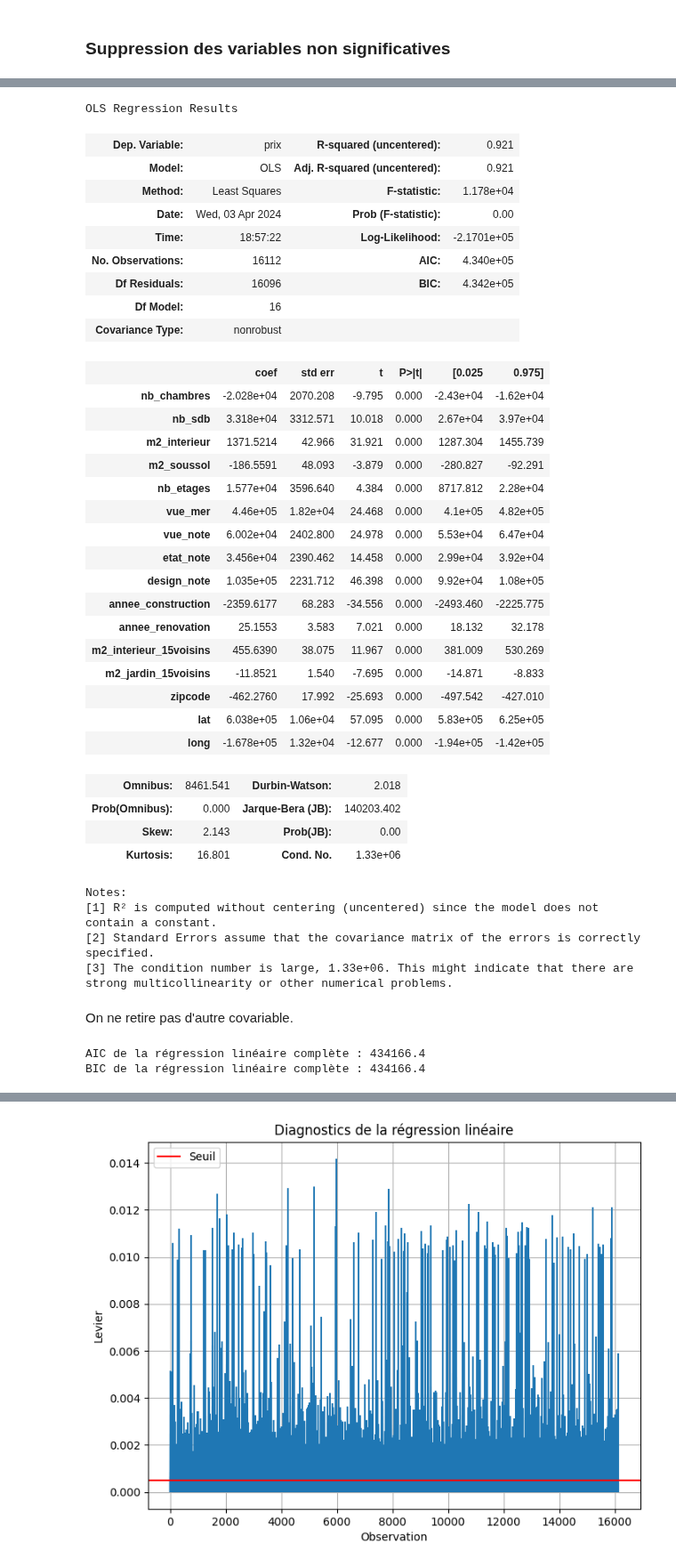
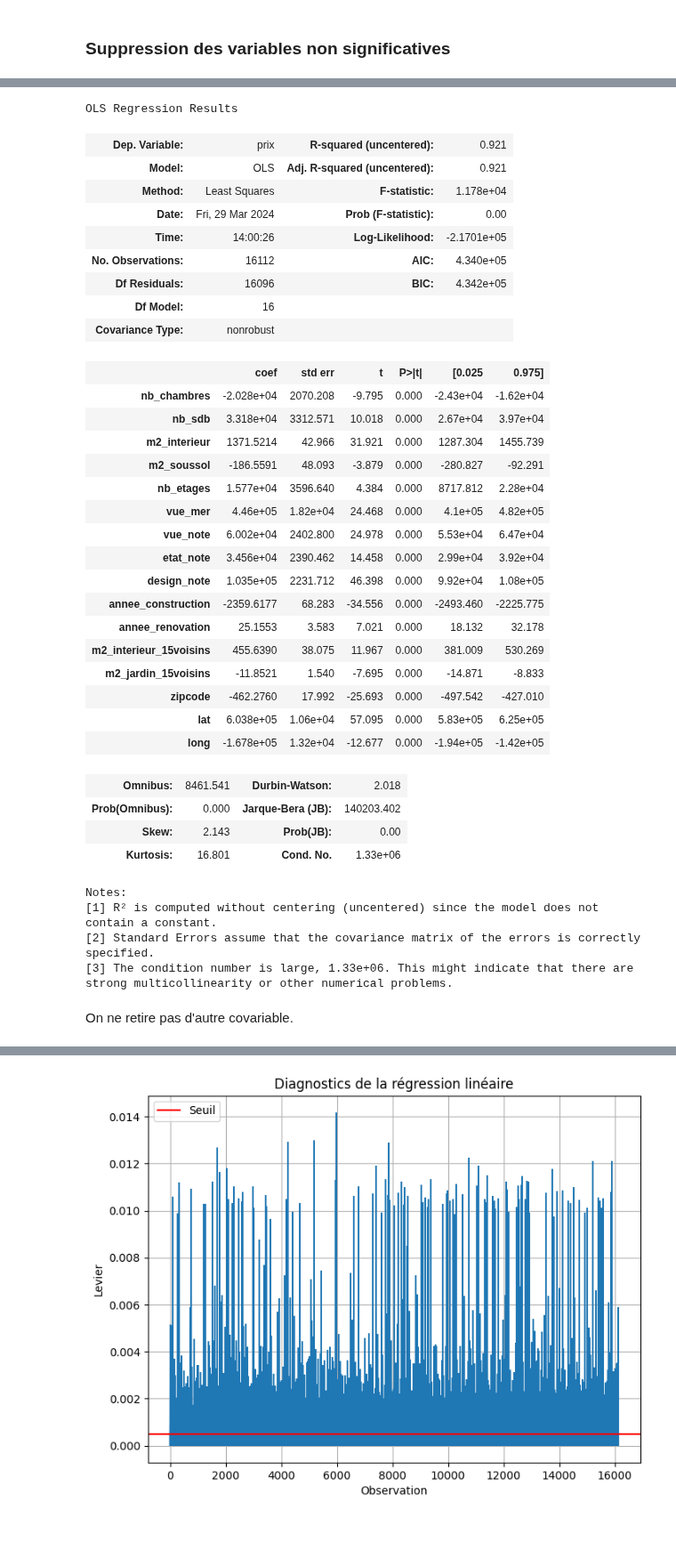
Before and after one commit to ErwannE/Challenge_PRAMA, a Jupyter notebook: linear_regression.ipynb, the cells around one changed output, grey strips where cells are left out. Shown at 89% size. Cells and saved outputs as stored; diff of their text form; code cells hidden in the pictures; blank space fills up the shorter version.

```diff
--- a/linear_regression.ipynb
+++ b/linear_regression.ipynb
@@ -175,18 +166,18 @@ strong multicollinearity or other numerical problems.
 # %%
 # On retire const
 
-var_X_comp = ['nb_chambres', 'nb_sdb', 'm2_interieur', 'm2_soussol', 'nb_etages', 'vue_mer', 'vue_note', 'etat_note', 'design_note', 'annee_construction', 'annee_renovation', 'm2_interieur_15voisins', 'm2_jardin_15voisins', 'zipcode', 'lat', 'long']
-X_comp = data[var_X_comp]
-linreg_comp_model = OLS(Y, X_comp)
+X_comp = ['nb_chambres', 'nb_sdb', 'm2_interieur', 'm2_soussol', 'nb_etages', 'vue_mer', 'vue_note', 'etat_note', 'design_note', 'annee_construction', 'annee_renovation', 'm2_interieur_15voisins', 'm2_jardin_15voisins', 'zipcode', 'lat', 'long']
+X = data[X_comp]
+linreg_comp_model = OLS(Y, X)
 linreg_comp = linreg_comp_model.fit()
 linreg_comp.summary()
 # %% [output]
 OLS Regression Results
 | Dep. Variable: | prix | R-squared (uncentered): | 0.921 |
 | Model: | OLS | Adj. R-squared (uncentered): | 0.921 |
 | Method: | Least Squares | F-statistic: | 1.178e+04 |
-| Date: | Wed, 03 Apr 2024 | Prob (F-statistic): | 0.00 |
-| Time: | 18:57:22 | Log-Likelihood: | -2.1701e+05 |
+| Date: | Fri, 29 Mar 2024 | Prob (F-statistic): | 0.00 |
+| Time: | 14:00:26 | Log-Likelihood: | -2.1701e+05 |
 | No. Observations: | 16112 | AIC: | 4.340e+05 |
 | Df Residuals: | 16096 | BIC: | 4.342e+05 |
 | Df Model: | 16 |  |  |
@@ -220,13 +224,2 @@ strong multicollinearity or other numerical problems.
 # %% [markdown]
 On ne retire pas d'autre covariable.
-# %%
-# AIC et BIC du modèle complet
-
-AIC_comp = round(linreg_comp.bic, ndigits=1)
-BIC_comp = round(linreg_comp.bic, ndigits=1)
-
-print('AIC de la régression linéaire complète :', BIC_comp)
-print('BIC de la régression linéaire complète :', AIC_comp)
-# %% [output]
-AIC de la régression linéaire complète : 434166.4
-BIC de la régression linéaire complète : 434166.4
```
Also changed, not shown: parts of 64 cells of this notebook, 4 other files.
